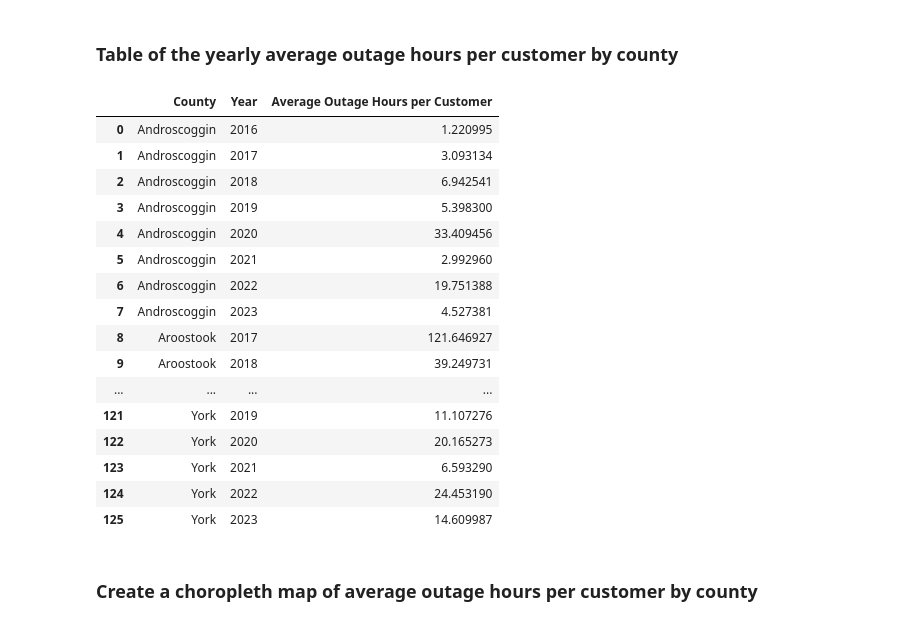
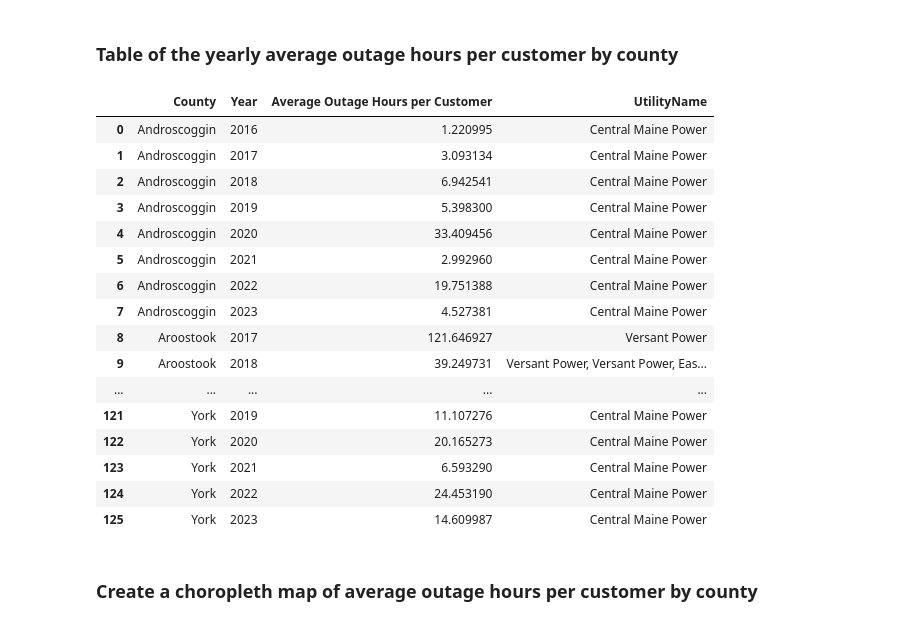
Before and after one commit to willgao23/maine-blackouts, a Jupyter notebook: notebooks/maine-blackout-analysis.ipynb, the cells around one changed output. Drawn from its saved outputs; the diff is of its cells as text; code cells hidden in the pictures.

Commit message:
Update charts with more utility provider data

```diff
--- a/notebooks/maine-blackout-analysis.ipynb
+++ b/notebooks/maine-blackout-analysis.ipynb
@@ -4,10 +4,13 @@
 # importing required libraries
 import pandas as pd
 import geopandas as gpd
+import seaborn as sns
 import matplotlib.pyplot as plt
+import matplotlib.patches as mpatches
 
 # set options
-pd.set_option('display.max_rows', 150)
+pd.set_option('display.max_columns', 200)
+pd.set_option('display.max_rows', 200)
 pd.options.mode.chained_assignment = None
 # %% [markdown]
 ### Import and clean data
@@ -22,44 +41,44 @@ df.drop(df[df['CustomerHoursTrackedTotal']  <= 0].index, inplace=True)
 ### Table of the yearly average outage hours per customer by county
 # %%
 # sum up all the customers tracked and total customer hours by month and county
-county_monthly_df = df.groupby(['CountyName', 'RecordYear', 'RecordMonth']).agg({'CustomerHoursOutTotal': 'sum', 'AvgCustomersTracked': 'sum'}).reset_index()
+county_monthly_df = df.groupby(['CountyName', 'RecordYear', 'RecordMonth']).agg({'CustomerHoursOutTotal': 'sum', 'AvgCustomersTracked': 'sum', 'UtilityName': lambda x: ', '.join(x.unique())}).reset_index()
 
 # sum up total customer hours out by year and county and average the customers tracked (to avoid double counting)
-yearly_df = county_monthly_df.groupby(['CountyName', 'RecordYear']).agg({'CustomerHoursOutTotal': 'sum', 'AvgCustomersTracked': 'mean'}).reset_index()
+yearly_df = county_monthly_df.groupby(['CountyName', 'RecordYear']).agg({'CustomerHoursOutTotal': 'sum', 'AvgCustomersTracked': 'mean', 'UtilityName': lambda x: ', '.join(x.unique())}).reset_index()
 
 # get the yearly outage hours per customer for each county
 yearly_df['OutageHoursPerCustomer'] = yearly_df['CustomerHoursOutTotal'] / yearly_df['AvgCustomersTracked']
 
 # create a final table with the relevant columns
-df_yearly_cust_outage = yearly_df[['CountyName', 'RecordYear', 'OutageHoursPerCustomer']]
+df_yearly_cust_outage = yearly_df[['CountyName', 'RecordYear', 'OutageHoursPerCustomer', 'UtilityName']]
 
 # sort by county and year
 df_yearly_cust_outage.sort_values(by=['CountyName', 'RecordYear'], inplace=True)
 
 # rename columns to be more readable
 df_yearly_cust_outage.rename(columns={"CountyName": "County", "RecordYear": "Year", "OutageHoursPerCustomer": "Average Outage Hours per Customer"}, inplace=True)
 
 # export and show dataframe
 df_yearly_cust_outage.to_csv("exports/maine-county-yearly-out-hours-per-cust.csv", sep=',', encoding='utf-8', index=False, header=True)
 df_yearly_cust_outage
 # %% [output]
-|  | County | Year | Average Outage Hours per Customer |
-| 0 | Androscoggin | 2016 | 1.220995 |
-| 1 | Androscoggin | 2017 | 3.093134 |
-| 2 | Androscoggin | 2018 | 6.942541 |
-| 3 | Androscoggin | 2019 | 5.398300 |
-| 4 | Androscoggin | 2020 | 33.409456 |
-| 5 | Androscoggin | 2021 | 2.992960 |
-| 6 | Androscoggin | 2022 | 19.751388 |
-| 7 | Androscoggin | 2023 | 4.527381 |
-| 8 | Aroostook | 2017 | 121.646927 |
-| 9 | Aroostook | 2018 | 39.249731 |
-| ... | ... | ... | ... |
-| 121 | York | 2019 | 11.107276 |
-| 122 | York | 2020 | 20.165273 |
-| 123 | York | 2021 | 6.593290 |
-| 124 | York | 2022 | 24.453190 |
-| 125 | York | 2023 | 14.609987 |
+|  | County | Year | Average Outage Hours per Customer | UtilityName |
+| 0 | Androscoggin | 2016 | 1.220995 | Central Maine Power |
+| 1 | Androscoggin | 2017 | 3.093134 | Central Maine Power |
+| 2 | Androscoggin | 2018 | 6.942541 | Central Maine Power |
+| 3 | Androscoggin | 2019 | 5.398300 | Central Maine Power |
+| 4 | Androscoggin | 2020 | 33.409456 | Central Maine Power |
+| 5 | Androscoggin | 2021 | 2.992960 | Central Maine Power |
+| 6 | Androscoggin | 2022 | 19.751388 | Central Maine Power |
+| 7 | Androscoggin | 2023 | 4.527381 | Central Maine Power |
+| 8 | Aroostook | 2017 | 121.646927 | Versant Power |
+| 9 | Aroostook | 2018 | 39.249731 | Versant Power, Versant Power, Eas... |
+| ... | ... | ... | ... | ... |
+| 121 | York | 2019 | 11.107276 | Central Maine Power |
+| 122 | York | 2020 | 20.165273 | Central Maine Power |
+| 123 | York | 2021 | 6.593290 | Central Maine Power |
+| 124 | York | 2022 | 24.453190 | Central Maine Power |
+| 125 | York | 2023 | 14.609987 | Central Maine Power |
 # %% [markdown]
 ### Create a choropleth map of average outage hours per customer by county
 # %%
```
Also changed, not shown: parts of 6 cells of this notebook, 7 other files.
